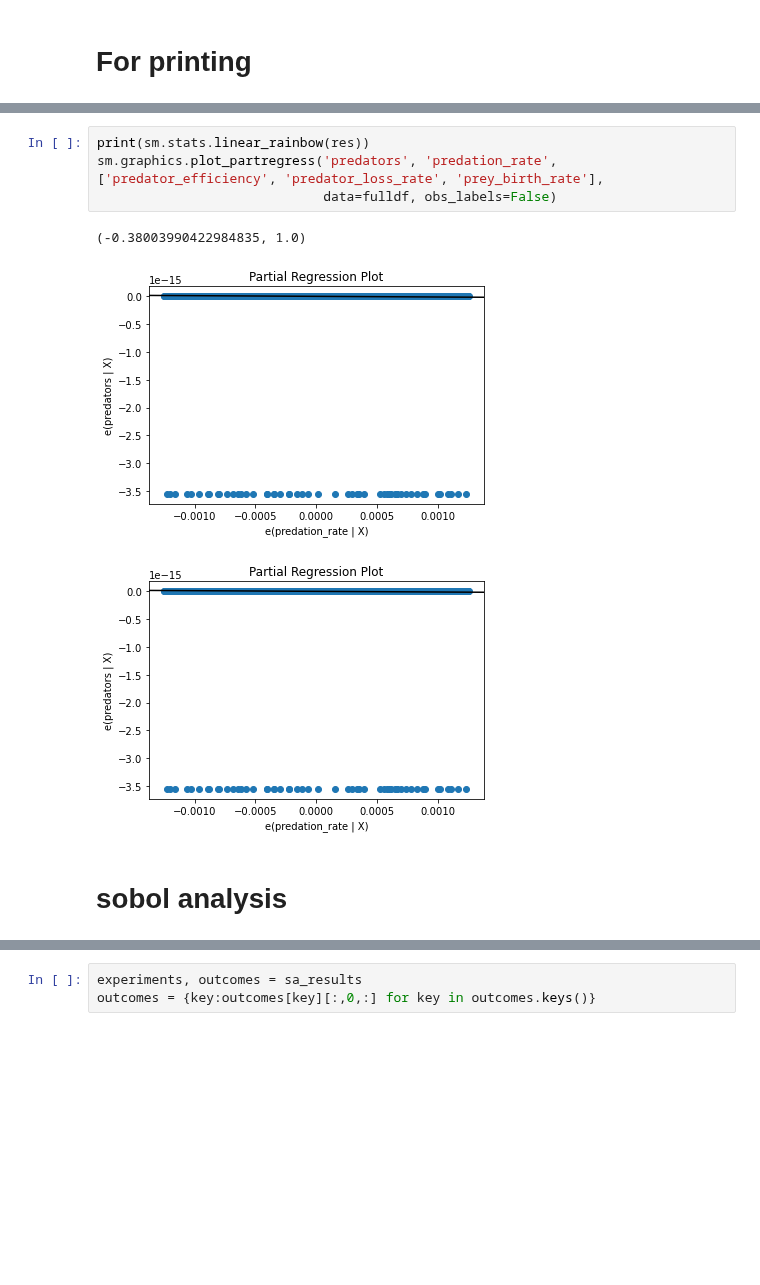
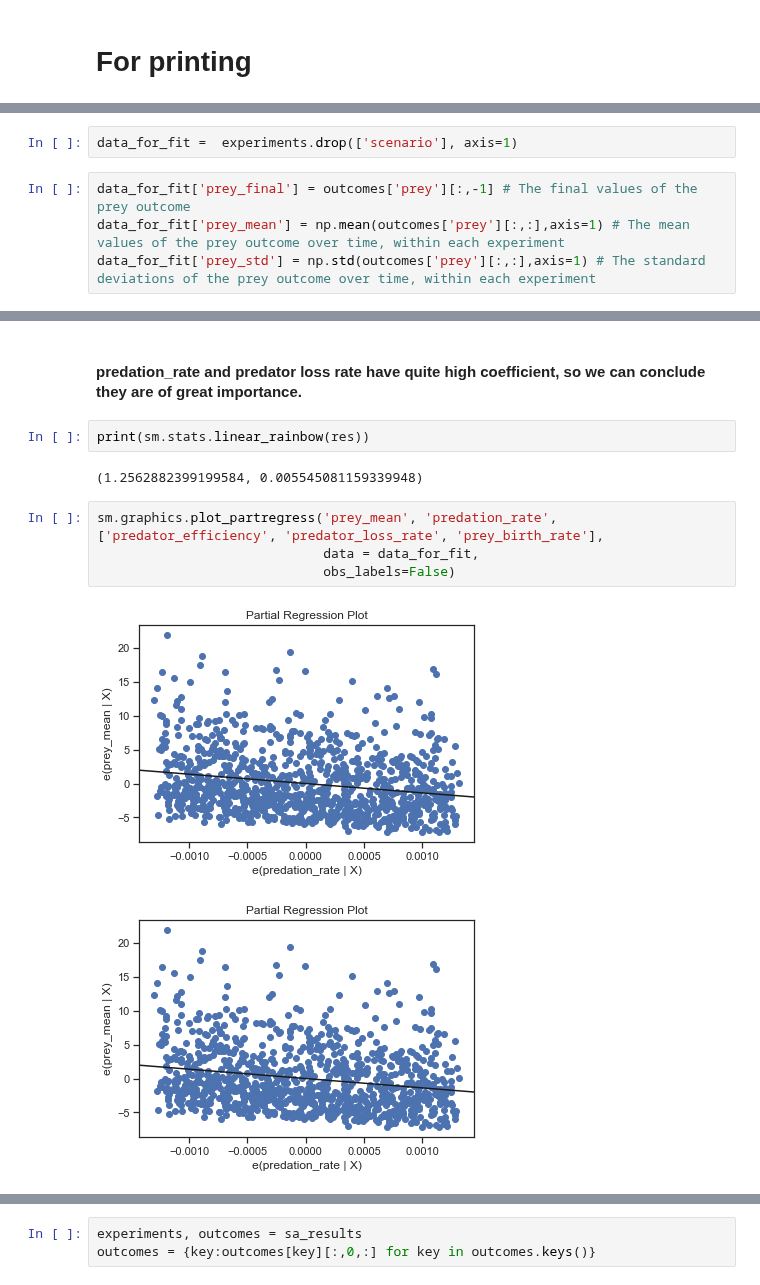
Before and after one commit to triple-capacho/EPA1361, a Jupyter notebook: Week 3-4 - vulnerability analysis/assignment 6 - sensitivity analysis.ipynb, the cells around one changed output, grey strips where cells are left out. Drawn from its saved outputs; the diff is of its cells as text; blank space fills up the shorter version.

Commit message:
Update Linear Regression and Sobol

```diff
--- a/Week 3-4 - vulnerability analysis/assignment 6 - sensitivity analysis.ipynb
+++ b/Week 3-4 - vulnerability analysis/assignment 6 - sensitivity analysis.ipynb
@@ -195,0 +208,6 @@ strong multicollinearity or other numerical problems.
+# %%
+data_for_fit =  experiments.drop(['scenario'], axis=1)
+# %%
+data_for_fit['prey_final'] = outcomes['prey'][:,-1] # The final values of the prey outcome
+data_for_fit['prey_mean'] = np.mean(outcomes['prey'][:,:],axis=1) # The mean values of the prey outcome over time, within each experiment
+data_for_fit['prey_std'] = np.std(outcomes['prey'][:,:],axis=1) # The standard deviations of the prey outcome over time, within each experiment
@@ -196,10 +253,13 @@ strong multicollinearity or other numerical problems.
+# %% [markdown]
+#### predation_rate and predator loss rate have quite high coefficient, so we can conclude they are of great importance.
+# %%
+print(sm.stats.linear_rainbow(res))
+# %% [output]
+(1.2562882399199584, 0.005545081159339948)
 # %%
-print(sm.stats.linear_rainbow(res))
-sm.graphics.plot_partregress('predators', 'predation_rate', ['predator_efficiency', 'predator_loss_rate', 'prey_birth_rate'],
-                             data=fulldf, obs_labels=False)
+sm.graphics.plot_partregress('prey_mean', 'predation_rate', ['predator_efficiency', 'predator_loss_rate', 'prey_birth_rate'],
+                             data = data_for_fit,
+                             obs_labels=False)
 # %% [output]
-(-0.38003990422984835, 1.0)
-[figure, old version]
+[figure, new version]
-[figure, old version]
+[figure, new version]
-# %% [markdown]
-# sobol analysis
```
Also changed, not shown: parts of 27 cells of this notebook.
